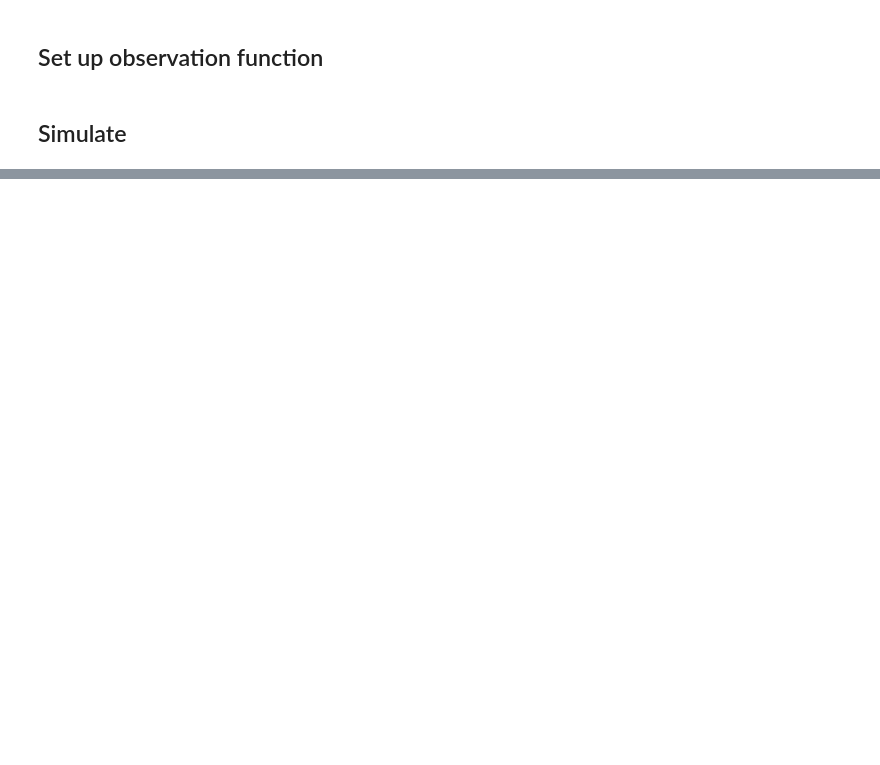
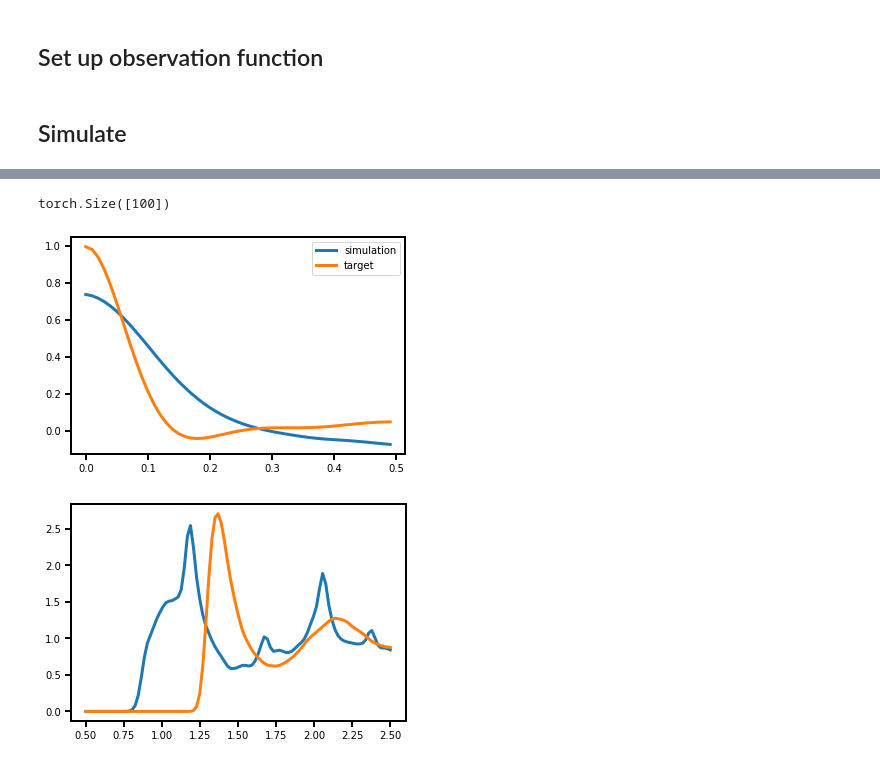
Before and after one commit to torchmd/mdgrad, a Jupyter notebook: examples/basic_simulation.ipynb, the cells around one changed output, grey strips where cells are left out. Saved outputs shown, nothing was run; the diff lists cells and outputs as text; code cells hidden in the pictures; blank space fills up the shorter version.

```diff
--- a/examples/basic_simulation.ipynb
+++ b/examples/basic_simulation.ipynb
@@ -7,3 +7,14 @@ import sys
 import mdtraj
 from nglview import show_ase, show_file, show_mdtraj
 import torch
+
+import matplotlib
+matplotlib.rcParams.update({'font.size': 25})
+matplotlib.rc('lines', linewidth=3, color='g')
+matplotlib.rcParams['axes.linewidth'] = 2.0
+matplotlib.rcParams['axes.linewidth'] = 2.0
+matplotlib.rcParams["xtick.major.size"] = 6
+matplotlib.rcParams["ytick.major.size"] = 6
+matplotlib.rcParams["ytick.major.width"] = 2
+matplotlib.rcParams["xtick.major.width"] = 2
+matplotlib.rcParams['text.usetex'] = False
@@ -10,3 +23,20 @@ import torch
+# %%
+def plot(vacf_sim, vacf_target, g_sim, rdf_target):
+
+    t_range = np.array([0] + vacf_obs.t_window) * 0.01
+
+    plt.plot(t_range, vacf_sim.detach().cpu().numpy(), label='simulation')
+    plt.plot(t_range, vacf_target.detach().cpu().numpy(), label='target' )
+
+    plt.legend()
+    plt.show()
+
+    bins = np.linspace(0.5, 2.5, obs.nbins)
+
+    plt.plot(bins, g_sim.detach().cpu().numpy() , label='simulation')
+    plt.plot(bins, rdf_target[1].detach().cpu().numpy() , label='target')
+
+    plt.show()
 # %% [markdown]
 ## Set up systems
 # %%
@@ -107,0 +202,9 @@ plt.plot(bins.detach().cpu().numpy()[1:],  g.detach().cpu().numpy() )
+# %%
+g_sim.shape
+# %% [output]
+torch.Size([100])
+# %%
+plot()
+# %% [output]
+[figure, added]
+[figure, added]
```
Also changed, not shown: parts of 14 cells of this notebook.
